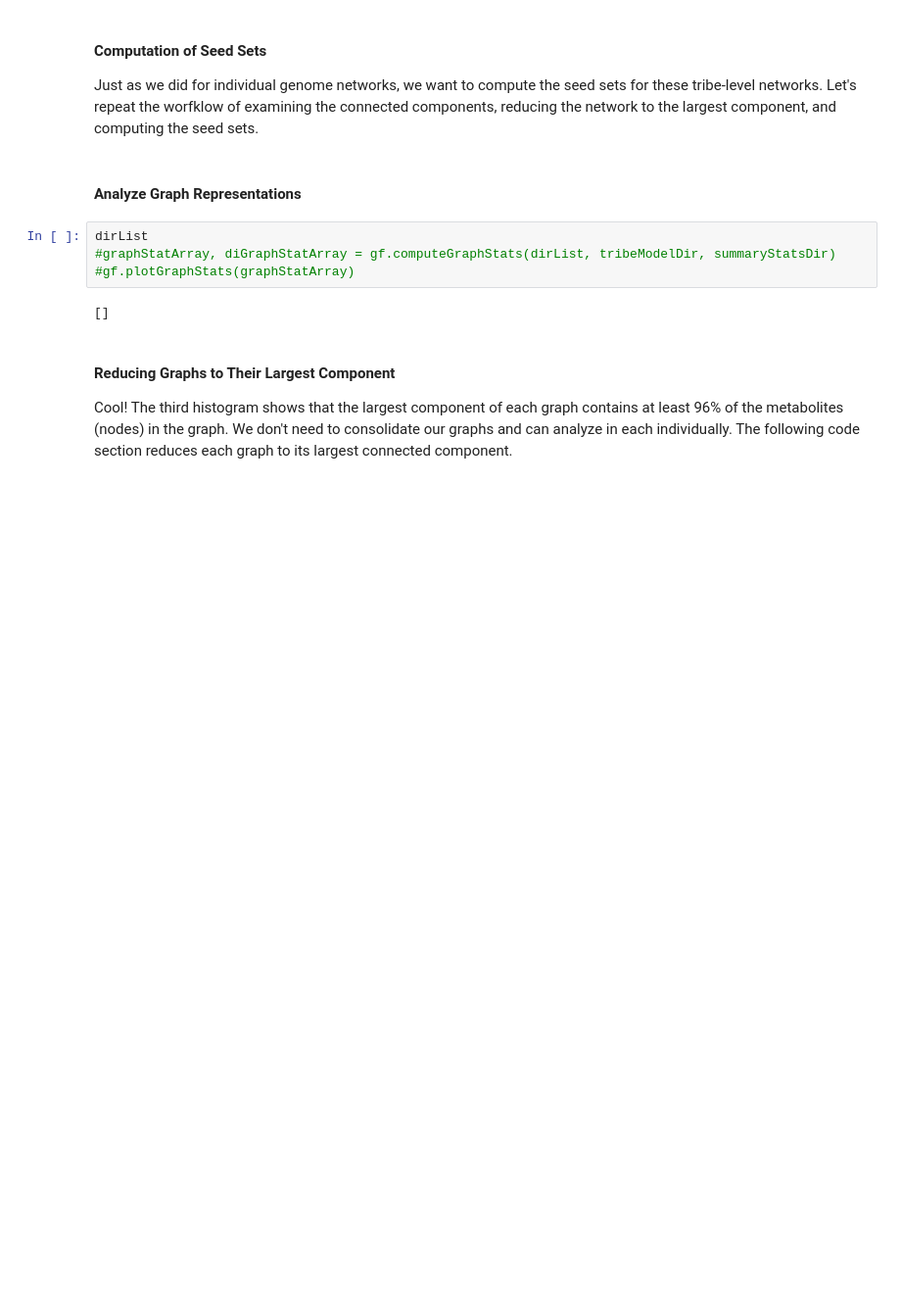
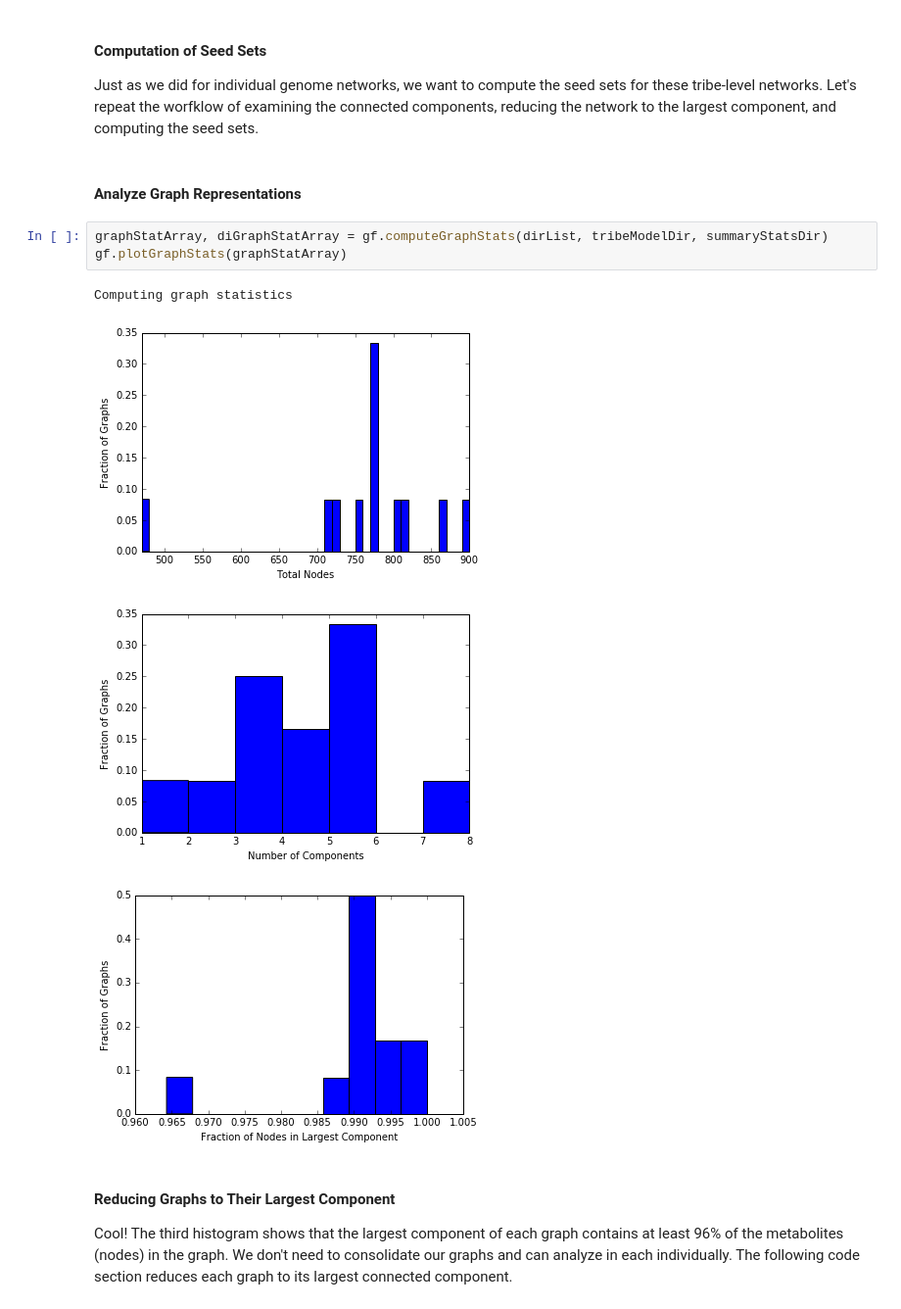
Before and after one commit to celawson87/reverseEcology, a Jupyter notebook: iPythonNotebooks/masterNotebookv2.ipynb, the cells around one changed output. Shown at 98% size. Saved outputs shown, nothing was run; the diff lists cells and outputs as text; blank space fills up the shorter version.

```diff
--- a/iPythonNotebooks/masterNotebookv2.ipynb
+++ b/iPythonNotebooks/masterNotebookv2.ipynb
@@ -421,11 +421,13 @@ Just as we did for individual genome networks, we want to compute the seed sets
 # %% [markdown]
 #### Analyze Graph Representations
 # %%
-dirList
-#graphStatArray, diGraphStatArray = gf.computeGraphStats(dirList, tribeModelDir, summaryStatsDir)
-#gf.plotGraphStats(graphStatArray)
+graphStatArray, diGraphStatArray = gf.computeGraphStats(dirList, tribeModelDir, summaryStatsDir)
+gf.plotGraphStats(graphStatArray)
 # %% [output]
-[]
+Computing graph statistics
+[figure, added]
+[figure, added]
+[figure, added]
 # %% [markdown]
 #### Reducing Graphs to Their Largest Component
 
```
Also changed, not shown: 50 other files.
